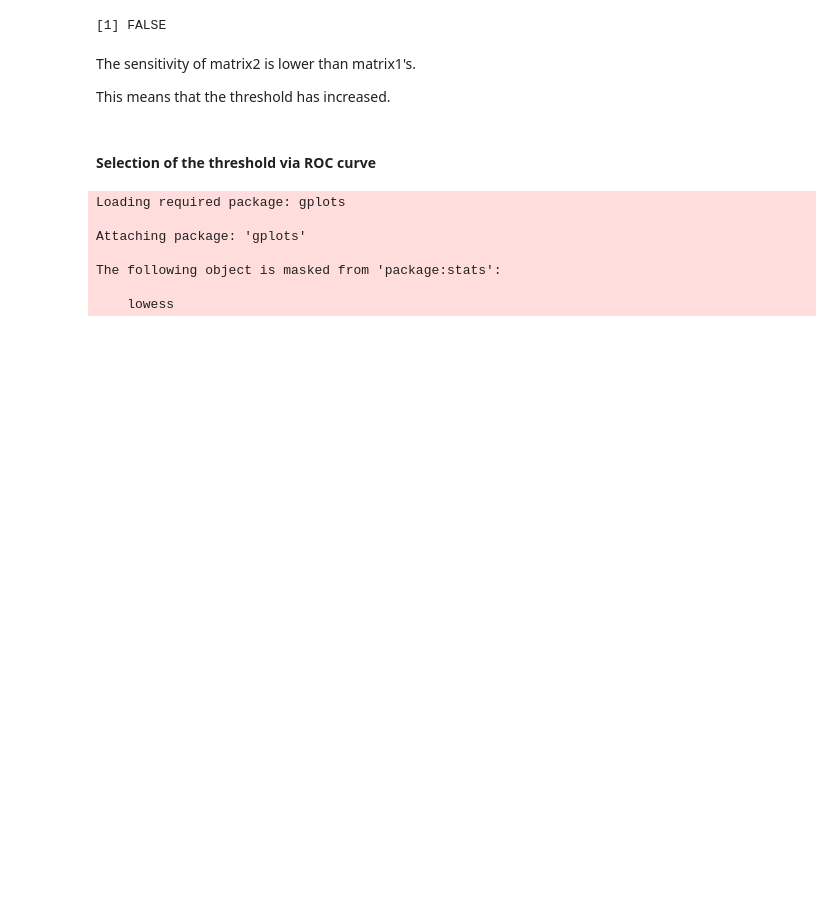
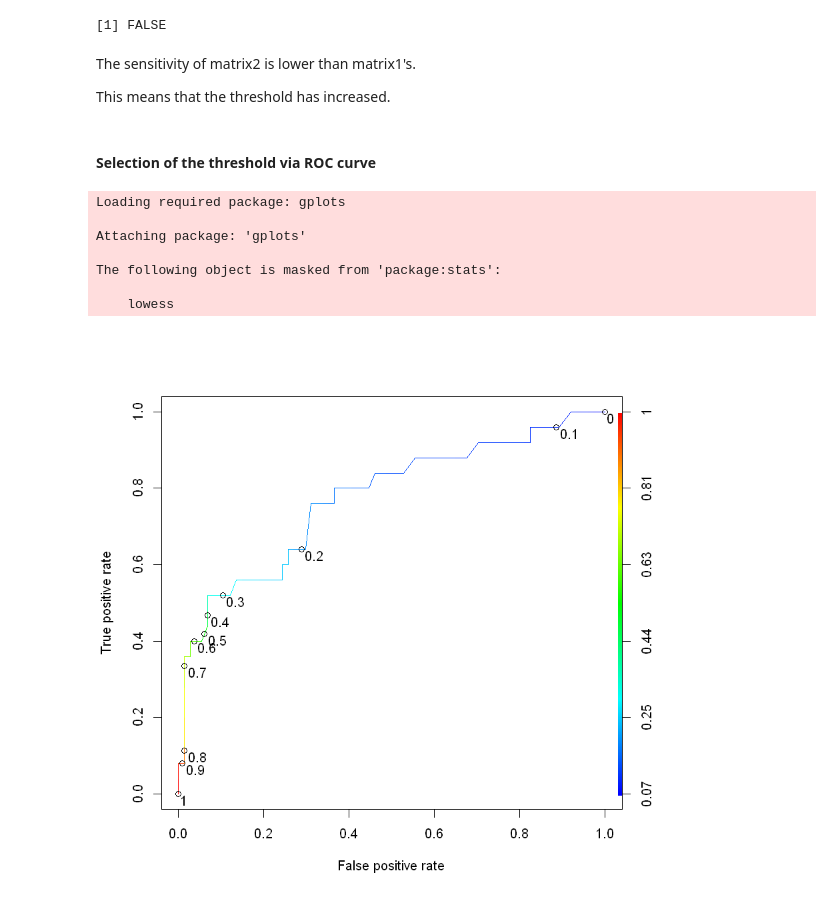
Before and after one commit to Mehdi-H/MITx-15.071x-The-Analytics-Edge---Homework-Assignments, a Jupyter notebook: 3 - Logistic Regression/course/Unit 3 - Logistic regression.ipynb, the cells around one changed output. Saved outputs shown, nothing was run; the diff lists cells and outputs as text; code cells hidden in the pictures; blank space fills up the shorter version.

Commit message:
[Unit3] plot of the ROC curve with colors

```diff
--- a/3 - Logistic Regression/course/Unit 3 - Logistic regression.ipynb
+++ b/3 - Logistic Regression/course/Unit 3 - Logistic regression.ipynb
@@ -365,3 +365,10 @@ Attaching package: 'gplots'
 The following object is masked from 'package:stats':
 
     lowess
+# %%
+ROCRpred <- prediction(predictTrain, qualityTrain$PoorCare)
+ROCRperf <- performance(ROCRpred, "tpr", "fpr")  # true positive rate, false prositive rate
+# %%
+plot(ROCRperf, colorize=TRUE, print.cutoffs.at=seq(0,1,0.1), text.adj=c(-0.2,1.7))
+# %% [output]
+[figure, added]
```
